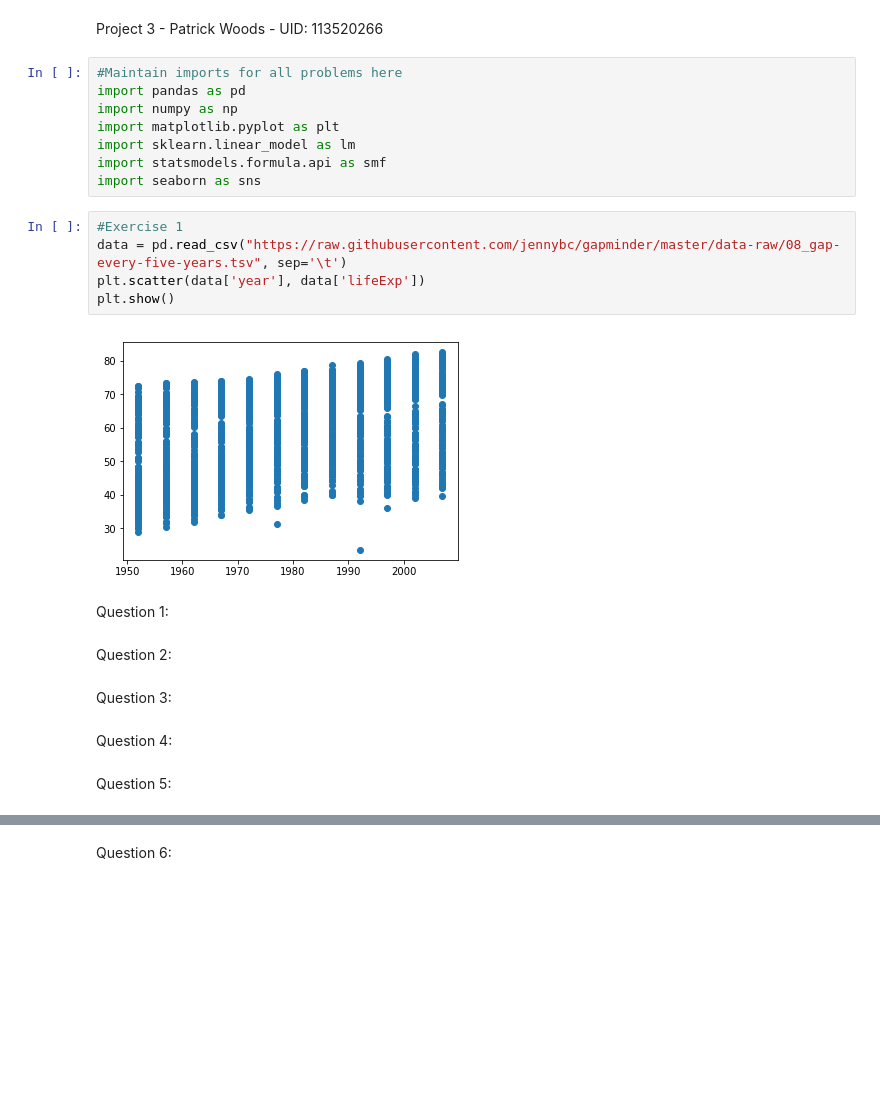
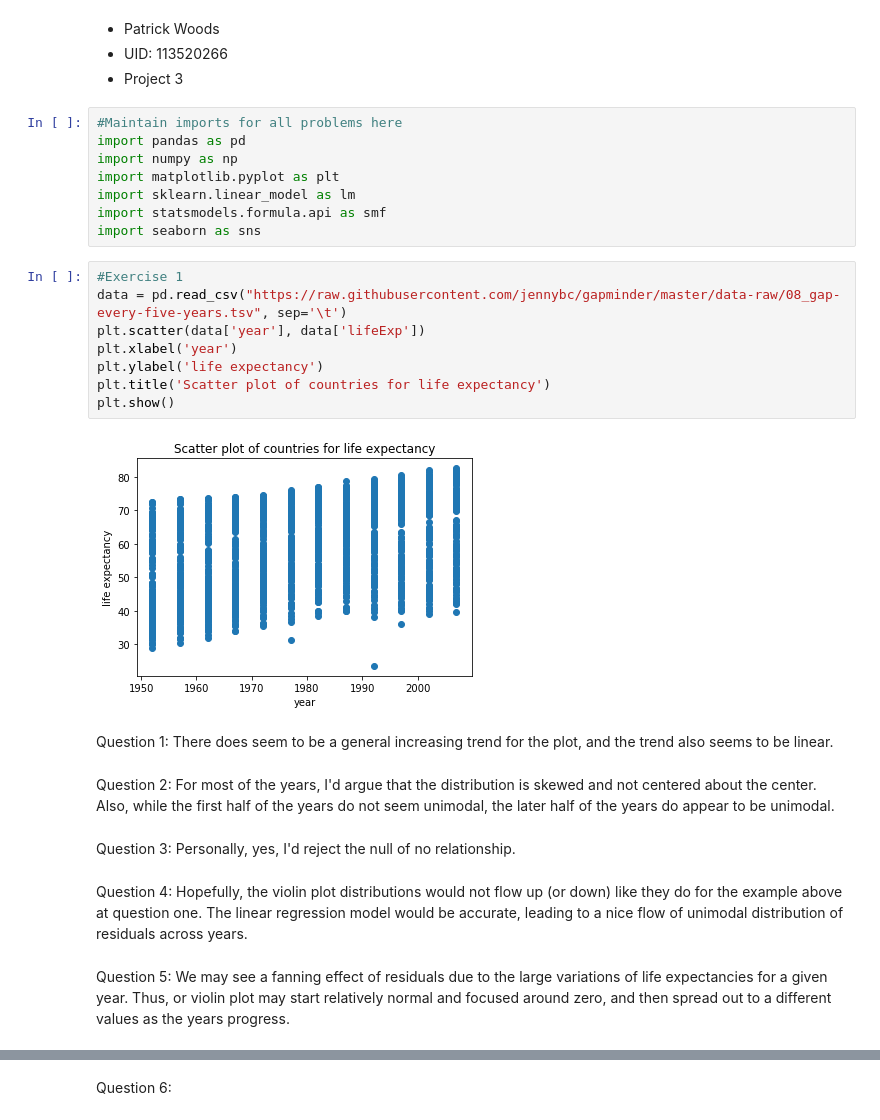
Before and after one commit to pwoods210/Project-3, a Jupyter notebook: Project 3 Assignment-Patrick Woods.ipynb, the cells around one changed output, grey strips where cells are left out. Drawn from its saved outputs; the diff is of its cells as text; blank space fills up the shorter version.

```diff
--- a/Project 3 Assignment-Patrick Woods.ipynb
+++ b/Project 3 Assignment-Patrick Woods.ipynb
@@ -1,5 +1,7 @@
 # %% [markdown]
-Project 3 - Patrick Woods - UID: 113520266
+* Patrick Woods
+* UID: 113520266
+* Project 3
 # %%
 #Maintain imports for all problems here
 import pandas as pd
@@ -11,20 +13,23 @@ import seaborn as sns
 # %%
 #Exercise 1
 data = pd.read_csv("https://raw.githubusercontent.com/jennybc/gapminder/master/data-raw/08_gap-every-five-years.tsv", sep='\t')
 plt.scatter(data['year'], data['lifeExp'])
+plt.xlabel('year')
+plt.ylabel('life expectancy')
+plt.title('Scatter plot of countries for life expectancy')
 plt.show()
 # %% [output]
-[figure, old version]
+[figure, new version]
-# %% [markdown]
-Question 1:
-# %% [markdown]
-Question 2:
-# %% [markdown]
-Question 3:
-# %% [markdown]
-Question 4:
-# %% [markdown]
-Question 5:
+# %% [markdown]
+Question 1: There does seem to be a general increasing trend for the plot, and the trend also seems to be linear.
+# %% [markdown]
+Question 2: For most of the years, I'd argue that the distribution is skewed and not centered about the center. Also, while the first half of the years do not seem unimodal, the later half of the years do appear to be unimodal.
+# %% [markdown]
+Question 3: Personally, yes, I'd reject the null of no relationship.
+# %% [markdown]
+Question 4: Hopefully, the violin plot distributions would not flow up (or down) like they do for the example above at question one. The linear regression model would be accurate, leading to a nice flow of unimodal distribution of residuals across years.
+# %% [markdown]
+Question 5: We may see a fanning effect of residuals due to the large variations of life expectancies for a given year. Thus, or violin plot may start relatively normal and focused around zero, and then spread out to a different values as the years progress.
 # %%
 #Exercise 2
 reg = lm.LinearRegression()
```
Also changed, not shown: parts of 26 cells of this notebook.
